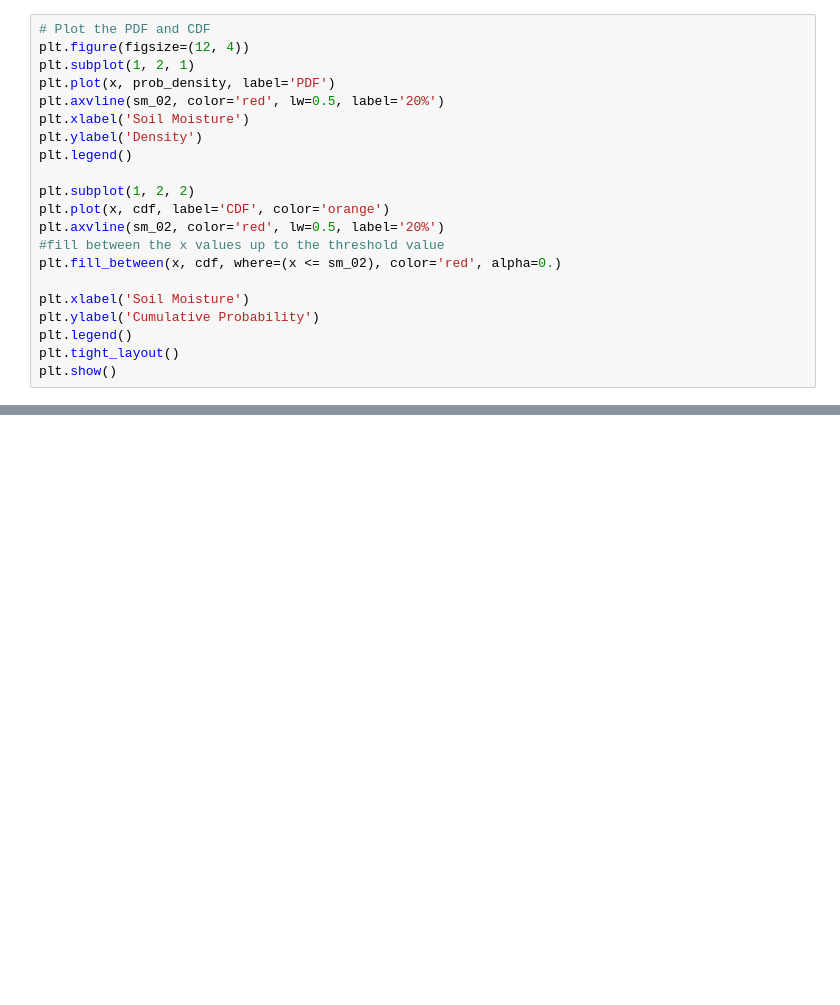
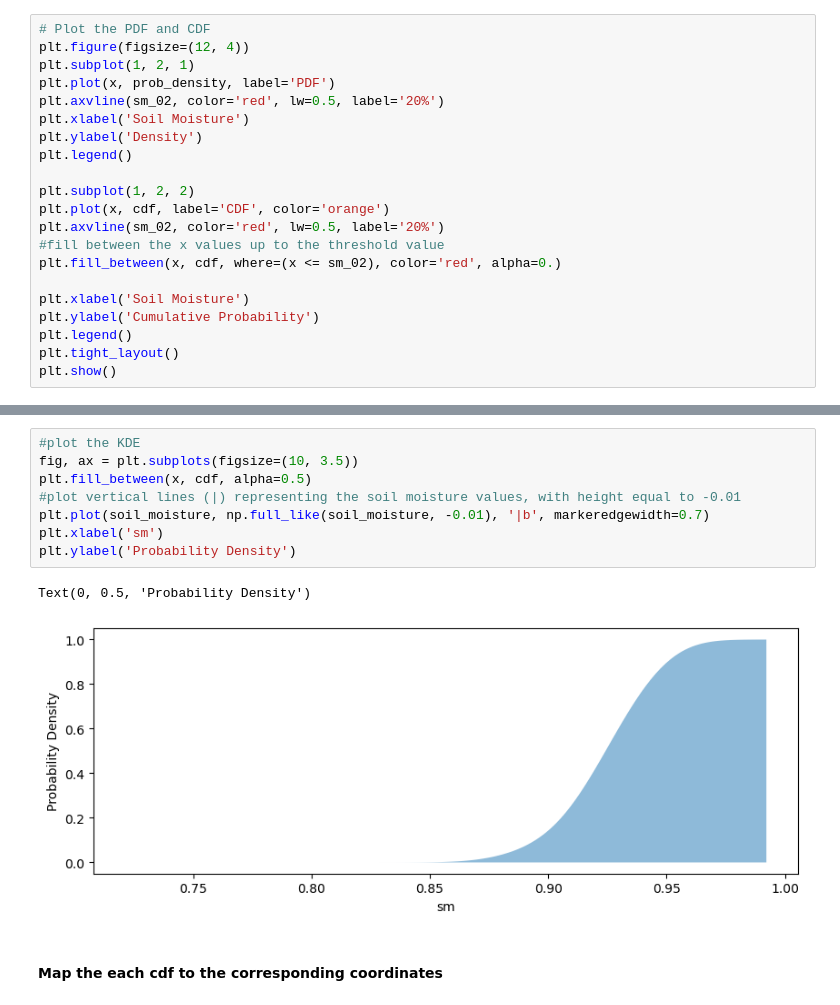
Before and after one commit to klekarkar/mHM_IO_dataprocessing, a Jupyter notebook: soilmoisture_anomalies.ipynb, the cells around one changed output, grey strips where cells are left out. Saved outputs shown, nothing was run; the diff lists cells and outputs as text; blank space fills up the shorter version.

```diff
--- a/soilmoisture_anomalies.ipynb
+++ b/soilmoisture_anomalies.ipynb
@@ -252,0 +259,13 @@ cdf_values = compute_cdf(mhm_fluxes_mon['SM_Lall'], optimal_h=0.2, month=6)
+# %%
+#plot the KDE
+fig, ax = plt.subplots(figsize=(10, 3.5))
+plt.fill_between(x, cdf, alpha=0.5)
+#plot vertical lines (|) representing the soil moisture values, with height equal to -0.01
+plt.plot(soil_moisture, np.full_like(soil_moisture, -0.01), '|b', markeredgewidth=0.7)
+plt.xlabel('sm')
+plt.ylabel('Probability Density')
+# %% [output]
+Text(0, 0.5, 'Probability Density')
+[figure, added]
+# %% [markdown]
+#### Map the each cdf to the corresponding coordinates
```
Also changed, not shown: parts of 11 cells of this notebook.
